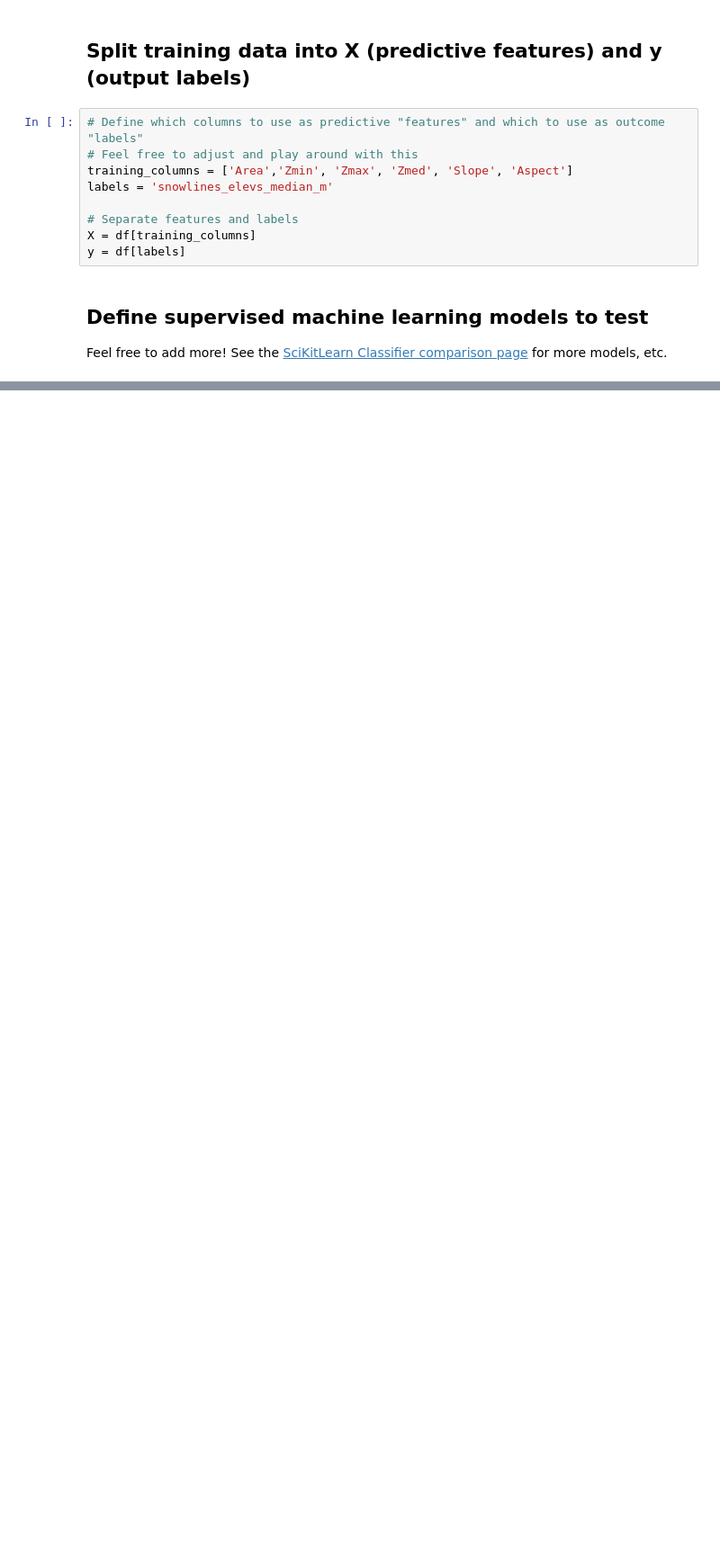
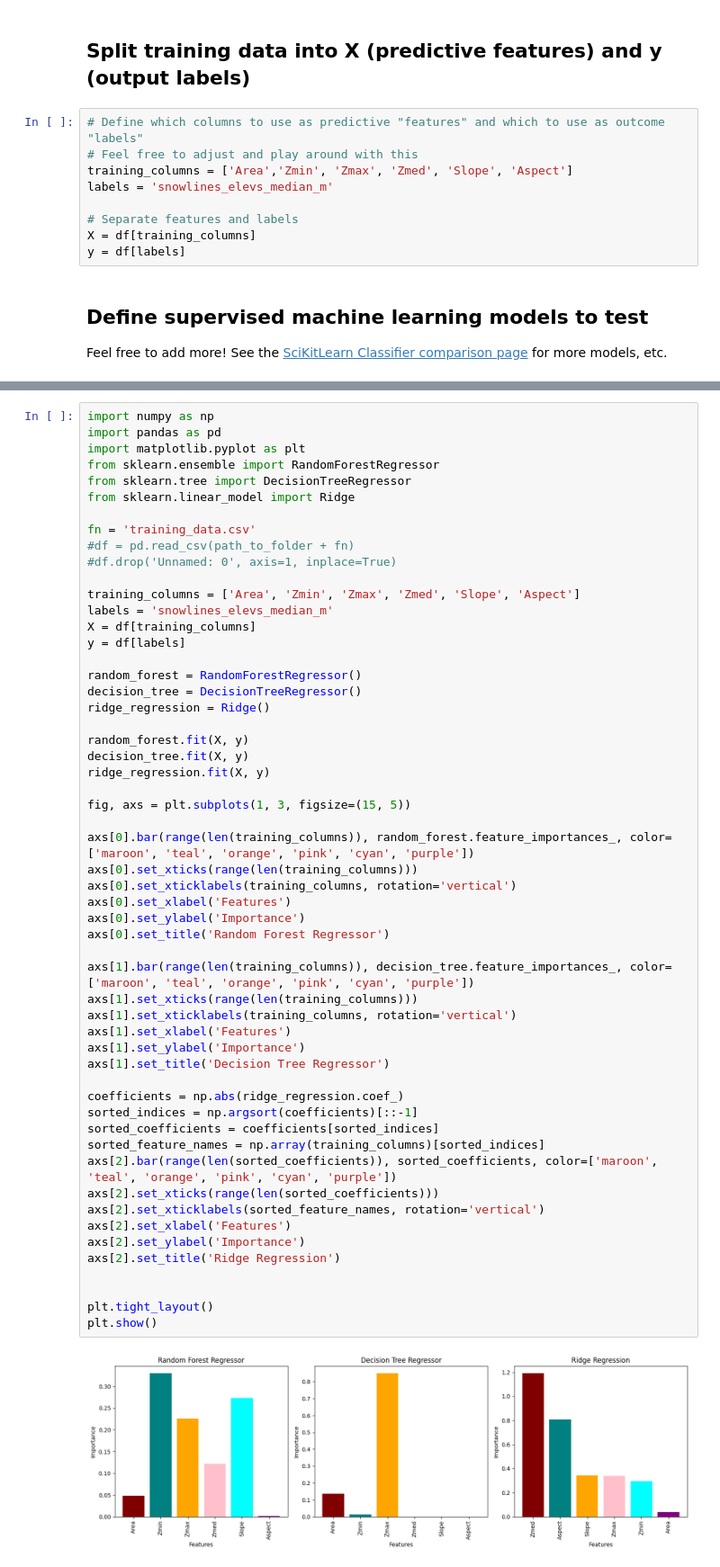
Before and after one commit to RaineyAbe/snow-cover-mapping-application, a Jupyter notebook: model_snowline_elevations.ipynb, the cells around one changed output, grey strips where cells are left out. Shown at 90% size. Cells and saved outputs as stored; diff of their text form; blank space fills up the shorter version.

```diff
--- a/model_snowline_elevations.ipynb
+++ b/model_snowline_elevations.ipynb
@@ -153,0 +385,57 @@ Ridge Regression
+# %%
+import numpy as np
+import pandas as pd
+import matplotlib.pyplot as plt
+from sklearn.ensemble import RandomForestRegressor
+from sklearn.tree import DecisionTreeRegressor
+from sklearn.linear_model import Ridge
+
+fn = 'training_data.csv'
+#df = pd.read_csv(path_to_folder + fn)
+#df.drop('Unnamed: 0', axis=1, inplace=True)
+
+training_columns = ['Area', 'Zmin', 'Zmax', 'Zmed', 'Slope', 'Aspect']
+labels = 'snowlines_elevs_median_m'
+X = df[training_columns]
+y = df[labels]
+
+random_forest = RandomForestRegressor()
+decision_tree = DecisionTreeRegressor()
+ridge_regression = Ridge()
+
+random_forest.fit(X, y)
+decision_tree.fit(X, y)
+ridge_regression.fit(X, y)
+
+fig, axs = plt.subplots(1, 3, figsize=(15, 5))
+
+axs[0].bar(range(len(training_columns)), random_forest.feature_importances_, color=['maroon', 'teal', 'orange', 'pink', 'cyan', 'purple'])
+axs[0].set_xticks(range(len(training_columns)))
+axs[0].set_xticklabels(training_columns, rotation='vertical')
+axs[0].set_xlabel('Features')
+axs[0].set_ylabel('Importance')
+axs[0].set_title('Random Forest Regressor')
+
+axs[1].bar(range(len(training_columns)), decision_tree.feature_importances_, color=['maroon', 'teal', 'orange', 'pink', 'cyan', 'purple'])
+axs[1].set_xticks(range(len(training_columns)))
+axs[1].set_xticklabels(training_columns, rotation='vertical')
+axs[1].set_xlabel('Features')
+axs[1].set_ylabel('Importance')
+axs[1].set_title('Decision Tree Regressor')
+
+coefficients = np.abs(ridge_regression.coef_)
+sorted_indices = np.argsort(coefficients)[::-1]
+sorted_coefficients = coefficients[sorted_indices]
+sorted_feature_names = np.array(training_columns)[sorted_indices]
+axs[2].bar(range(len(sorted_coefficients)), sorted_coefficients, color=['maroon', 'teal', 'orange', 'pink', 'cyan', 'purple'])
+axs[2].set_xticks(range(len(sorted_coefficients)))
+axs[2].set_xticklabels(sorted_feature_names, rotation='vertical')
+axs[2].set_xlabel('Features')
+axs[2].set_ylabel('Importance')
+axs[2].set_title('Ridge Regression')
+
+
+plt.tight_layout()
+plt.show()
+# %% [output]
+[figure, added]
```
Also changed, not shown: parts of 20 cells of this notebook.
